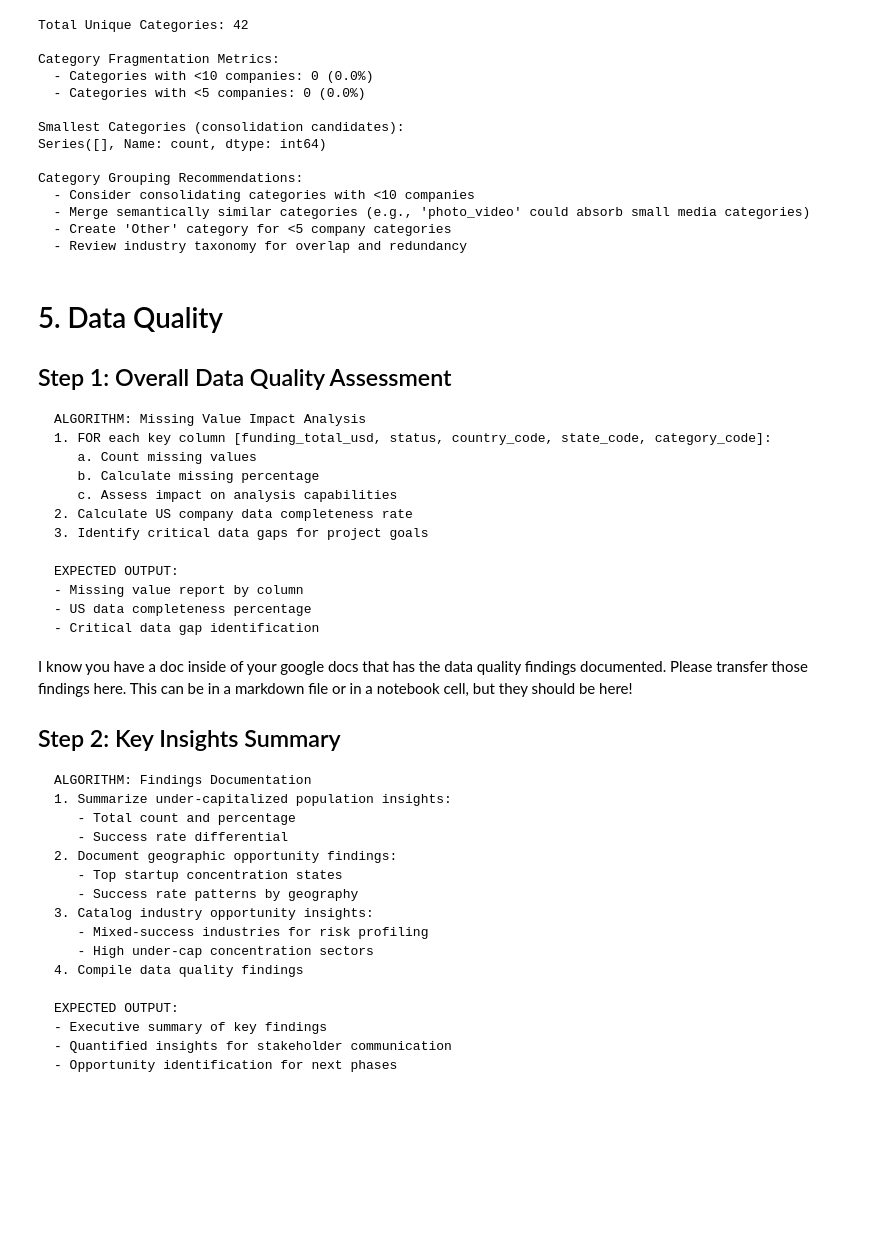
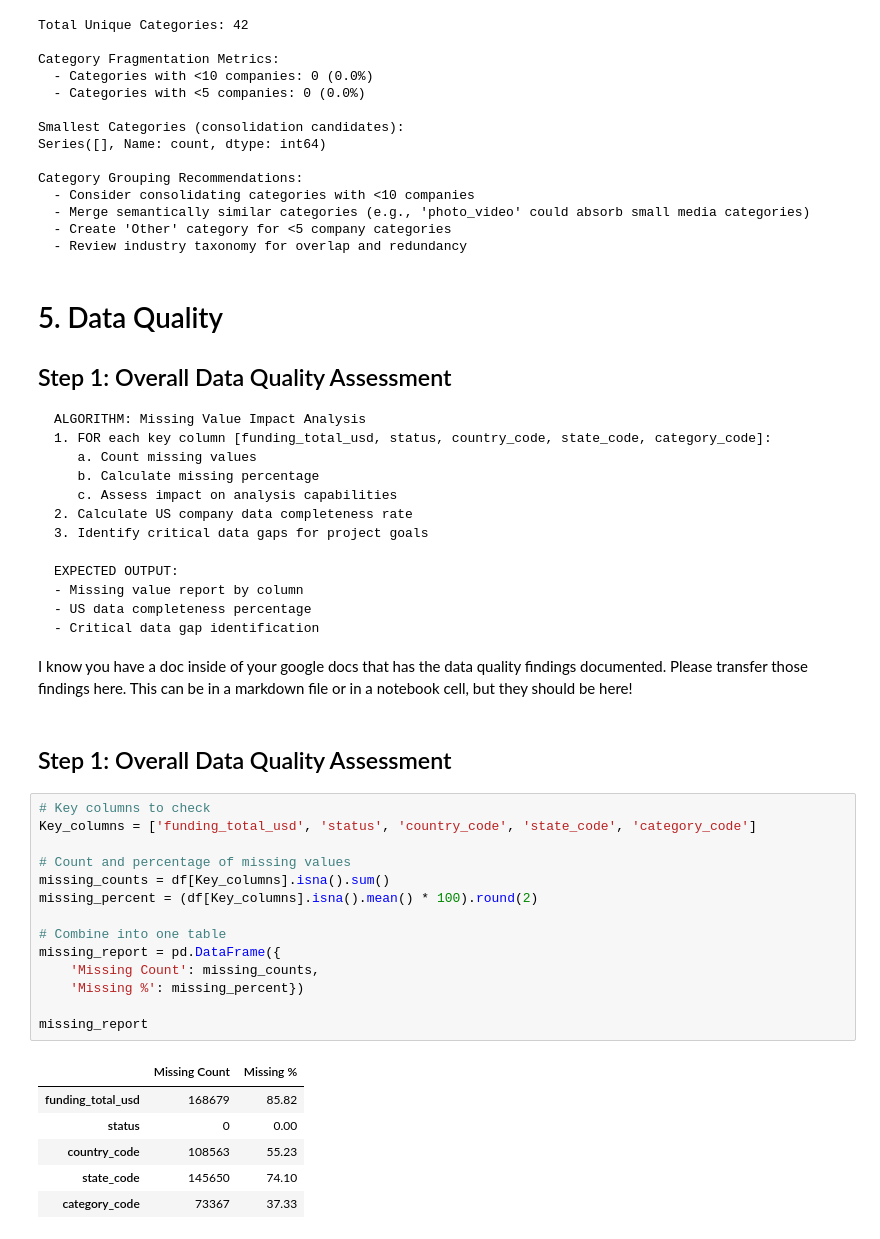
Before and after one commit to GM-Team-1/gm-credit-fund-risk-model, a Jupyter notebook: notebooks/CFRM.ipynb, the cells around one changed output. Cells and saved outputs as stored; diff of their text form; blank space fills up the shorter version.

````diff
--- a/notebooks/CFRM.ipynb
+++ b/notebooks/CFRM.ipynb
@@ -1034,24 +1036,26 @@ EXPECTED OUTPUT:
 ```
 
 I know you have a doc inside of your google docs that has the data quality findings documented. Please transfer those findings here. This can be in a markdown file or in a notebook cell, but they should be here!
-
-## Step 2: Key Insights Summary
-
-```
-ALGORITHM: Findings Documentation
-1. Summarize under-capitalized population insights:
-   - Total count and percentage
-   - Success rate differential
-2. Document geographic opportunity findings:
-   - Top startup concentration states
-   - Success rate patterns by geography
-3. Catalog industry opportunity insights:
-   - Mixed-success industries for risk profiling
-   - High under-cap concentration sectors
-4. Compile data quality findings
-
-EXPECTED OUTPUT:
-- Executive summary of key findings
-- Quantified insights for stakeholder communication
-- Opportunity identification for next phases
-```
+# %% [markdown]
+## Step 1: Overall Data Quality Assessment
+# %%
+# Key columns to check
+Key_columns = ['funding_total_usd', 'status', 'country_code', 'state_code', 'category_code']
+
+# Count and percentage of missing values
+missing_counts = df[Key_columns].isna().sum()
+missing_percent = (df[Key_columns].isna().mean() * 100).round(2)
+
+# Combine into one table
+missing_report = pd.DataFrame({
+    'Missing Count': missing_counts,
+    'Missing %': missing_percent})
+
+missing_report
+# %% [output]
+|  | Missing Count | Missing % |
+| funding_total_usd | 168679 | 85.82 |
+| status | 0 | 0.00 |
+| country_code | 108563 | 55.23 |
+| state_code | 145650 | 74.10 |
+| category_code | 73367 | 37.33 |
````
Also changed, not shown: parts of 6 cells of this notebook.
